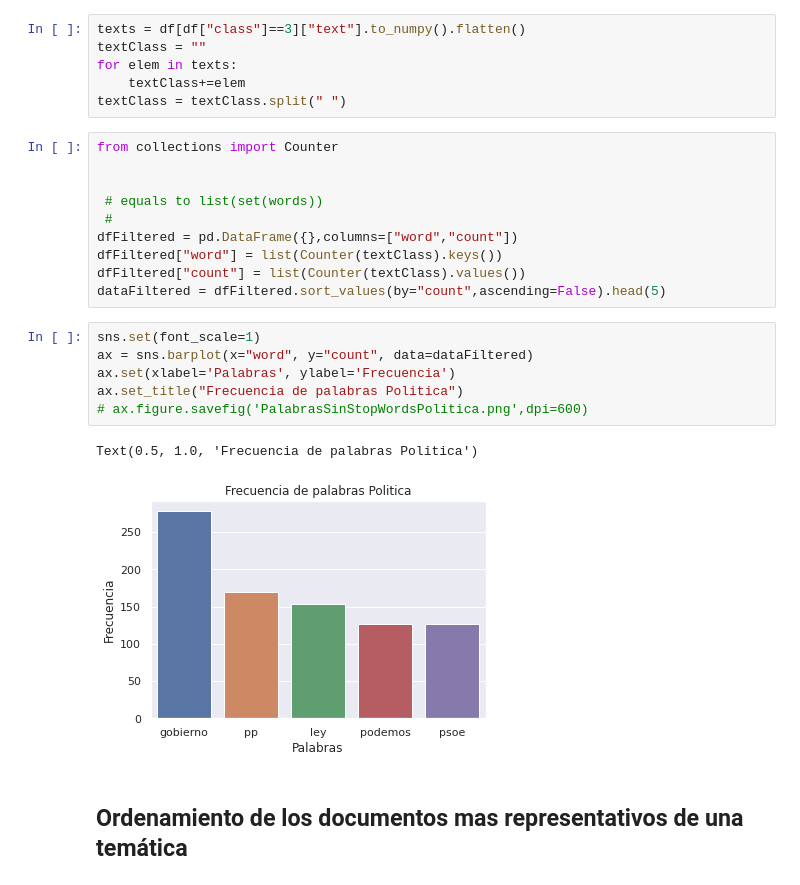
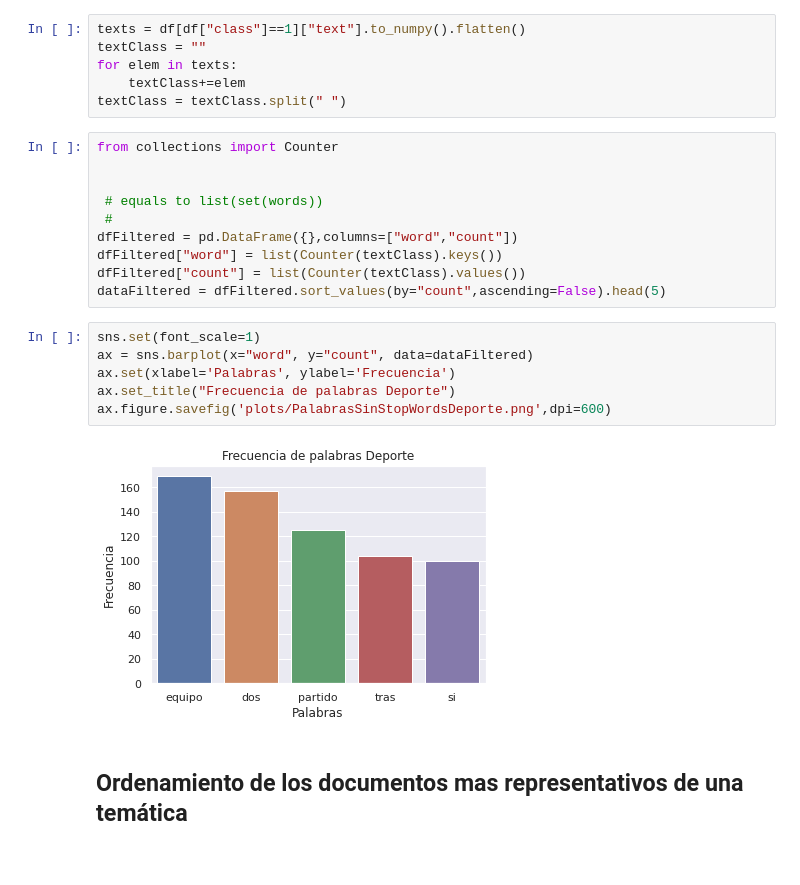
Before and after one commit to marnugue/linguistica, a Jupyter notebook: AnalysisNotebook.ipynb, the cells around one changed output. Drawn from its saved outputs; the diff is of its cells as text.

```diff
--- a/AnalysisNotebook.ipynb
+++ b/AnalysisNotebook.ipynb
@@ -26,7 +26,7 @@ df = pd.DataFrame({},columns=["text","class","name"])
 for i in range(len(data)):
         df = df.append(pd.DataFrame(data[i], columns=df.columns),ignore_index=True)
 # %%
-texts = df[df["class"]==3]["text"].to_numpy().flatten()
+texts = df[df["class"]==1]["text"].to_numpy().flatten()
 textClass = ""
 for elem in texts:
     textClass+=elem
@@ -44,12 +44,11 @@ dataFiltered = dfFiltered.sort_values(by="count",ascending=False).head(5)
 # %%
 sns.set(font_scale=1)
 ax = sns.barplot(x="word", y="count", data=dataFiltered)
 ax.set(xlabel='Palabras', ylabel='Frecuencia')
-ax.set_title("Frecuencia de palabras Politica")
-# ax.figure.savefig('PalabrasSinStopWordsPolitica.png',dpi=600)
+ax.set_title("Frecuencia de palabras Deporte")
+ax.figure.savefig('plots/PalabrasSinStopWordsDeporte.png',dpi=600)
 # %% [output]
-Text(0.5, 1.0, 'Frecuencia de palabras Politica')
-[figure, old version]
+[figure, new version]
 # %% [markdown]
 ## Ordenamiento de los documentos mas representativos de una temática
 # %%
```
Also changed, not shown: parts of 7 cells of this notebook, 6 other files.
